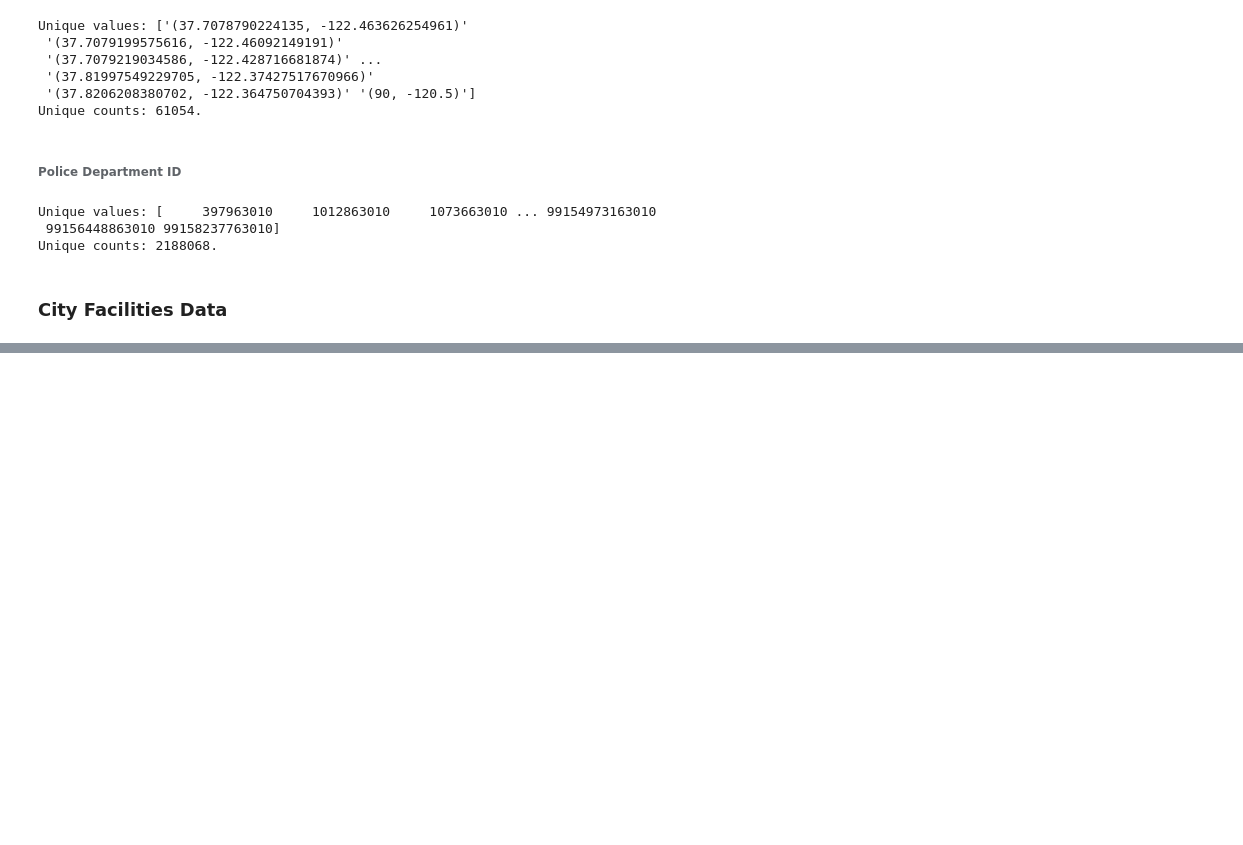
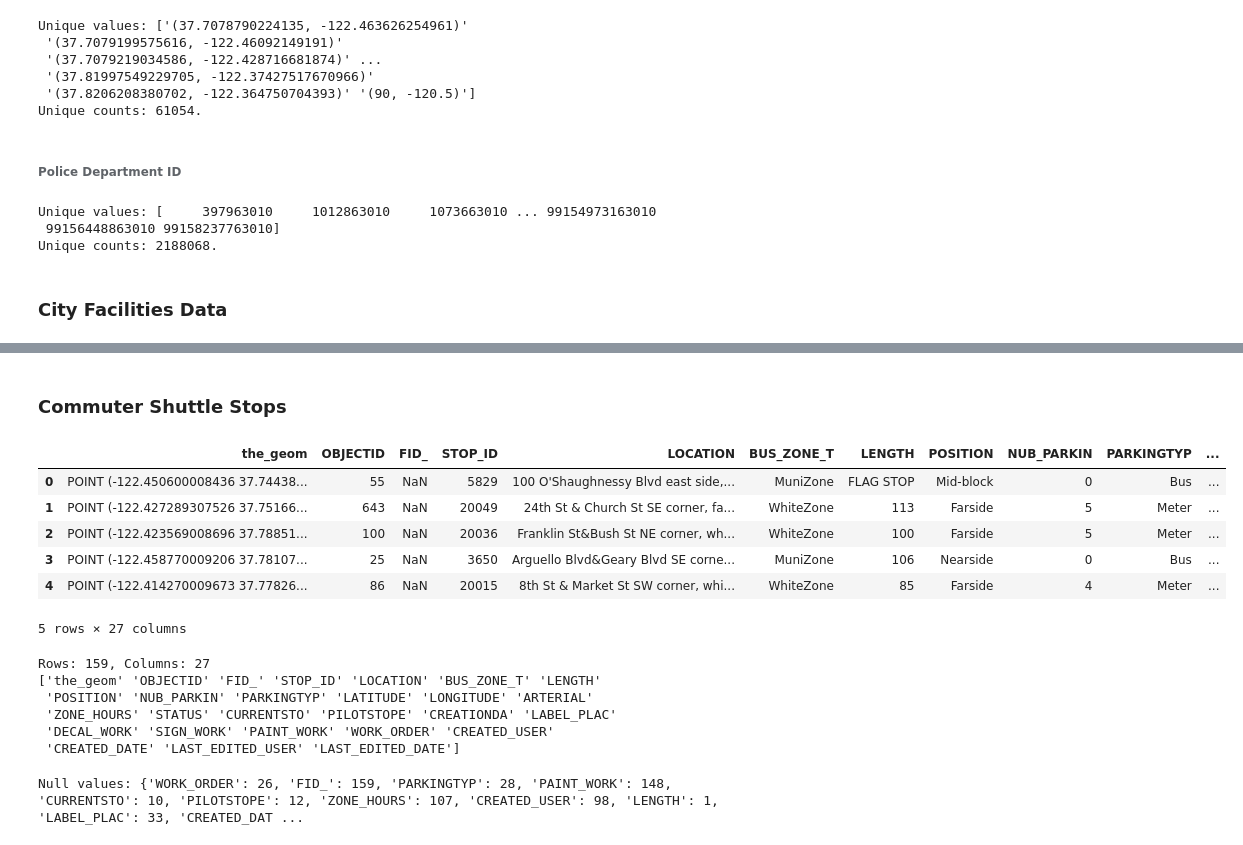
Before and after one commit to aashsub90/vigilante, a Jupyter notebook: data_exploration.ipynb, the cells around one changed output, grey strips where cells are left out. Cells and saved outputs as stored; diff of their text form; code cells hidden in the pictures; blank space fills up the shorter version.

Commit message:
data exploration for all data sets

```diff
--- a/data_exploration.ipynb
+++ b/data_exploration.ipynb
@@ -181,0 +728,28 @@ Unique counts: 2188068.
+# %% [markdown]
+### Commuter Shuttle Stops
+# %%
+map_of_commutershuttles = pd.read_csv('data/MTA.commutershuttles_stops_data.csv')
+# %%
+map_of_commutershuttles.head()
+# %% [output]
+|  | the_geom | OBJECTID | FID_ | STOP_ID | LOCATION | BUS_ZONE_T | LENGTH | POSITION | NUB_PARKIN | PARKINGTYP | ... |
+| 0 | POINT (-122.450600008436 37.74438... | 55 | NaN | 5829 | 100 O'Shaughnessy Blvd east side,... | MuniZone | FLAG STOP | Mid-block | 0 | Bus | ... |
+| 1 | POINT (-122.427289307526 37.75166... | 643 | NaN | 20049 | 24th St & Church St SE corner, fa... | WhiteZone | 113 | Farside | 5 | Meter | ... |
+| 2 | POINT (-122.423569008696 37.78851... | 100 | NaN | 20036 | Franklin St&Bush St NE corner, wh... | WhiteZone | 100 | Farside | 5 | Meter | ... |
+| 3 | POINT (-122.458770009206 37.78107... | 25 | NaN | 3650 | Arguello Blvd&Geary Blvd SE corne... | MuniZone | 106 | Nearside | 0 | Bus | ... |
+| 4 | POINT (-122.414270009673 37.77826... | 86 | NaN | 20015 | 8th St & Market St SW corner, whi... | WhiteZone | 85 | Farside | 4 | Meter | ... |
+5 rows × 27 columns
+# %%
+print('Rows: %d, Columns: %d' % (map_of_commutershuttles.shape[0], map_of_commutershuttles.shape[1]))
+print(map_of_commutershuttles.columns.values)
+# %% [output]
+Rows: 159, Columns: 27
+['the_geom' 'OBJECTID' 'FID_' 'STOP_ID' 'LOCATION' 'BUS_ZONE_T' 'LENGTH'
+ 'POSITION' 'NUB_PARKIN' 'PARKINGTYP' 'LATITUDE' 'LONGITUDE' 'ARTERIAL'
+ 'ZONE_HOURS' 'STATUS' 'CURRENTSTO' 'PILOTSTOPE' 'CREATIONDA' 'LABEL_PLAC'
+ 'DECAL_WORK' 'SIGN_WORK' 'PAINT_WORK' 'WORK_ORDER' 'CREATED_USER'
+ 'CREATED_DATE' 'LAST_EDITED_USER' 'LAST_EDITED_DATE']
+# %%
+print('Null values: %s.' % identifyNullValues(map_of_commutershuttles))
+# %% [output]
+Null values: {'WORK_ORDER': 26, 'FID_': 159, 'PARKINGTYP': 28, 'PAINT_WORK': 148, 'CURRENTSTO': 10, 'PILOTSTOPE': 12, 'ZONE_HOURS': 107, 'CREATED_USER': 98, 'LENGTH': 1, 'LABEL_PLAC': 33, 'CREATED_DAT ...
```
Also changed, not shown: parts of 205 cells of this notebook.
